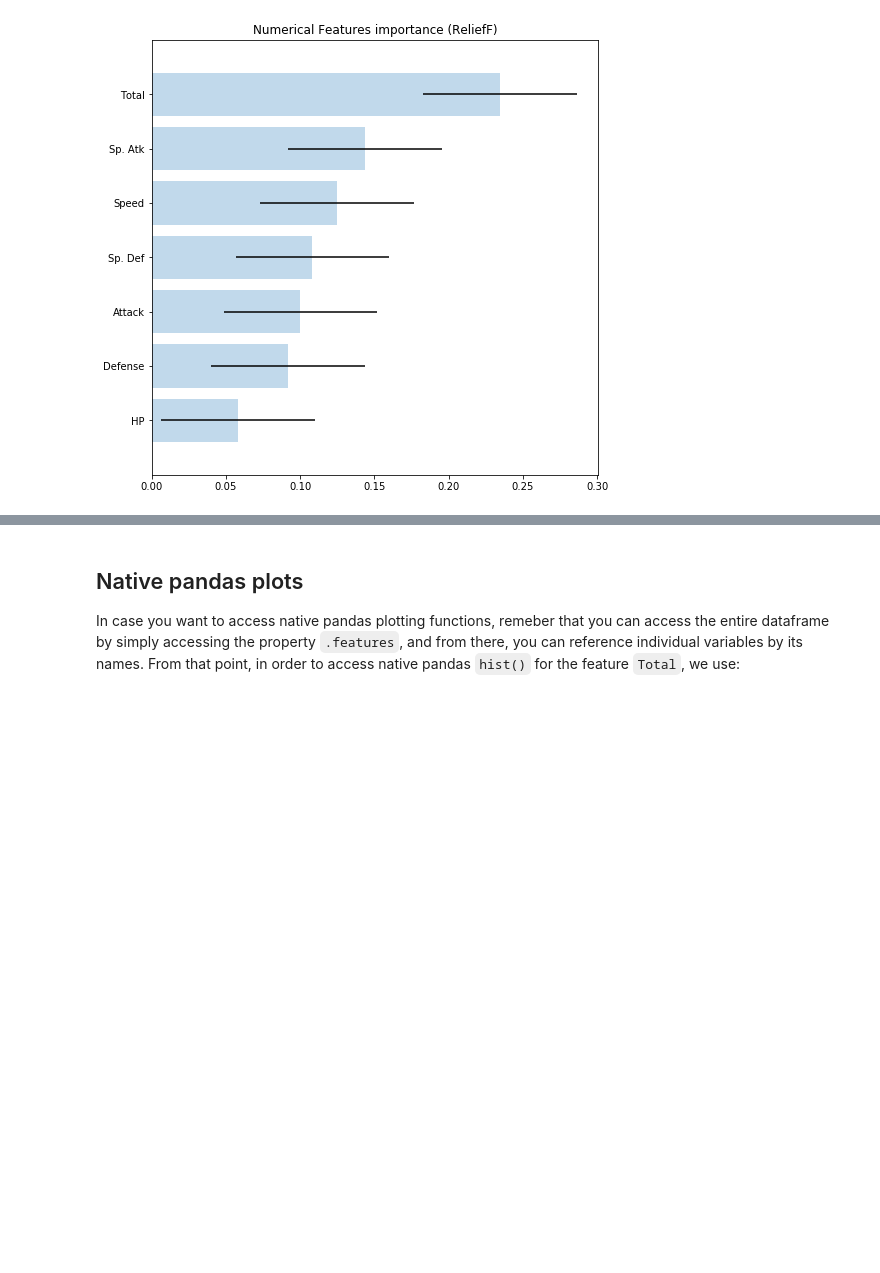
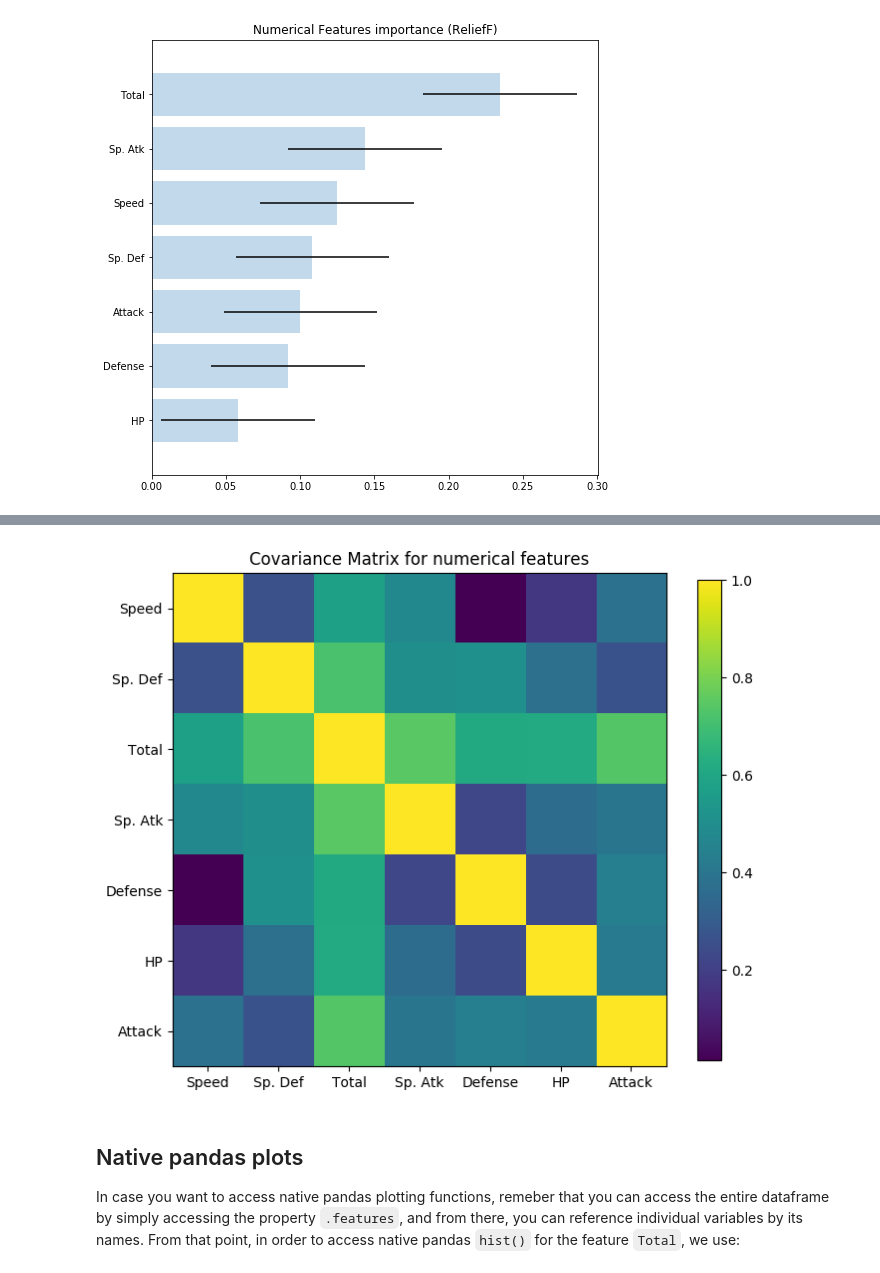
Before and after one commit to renero/dataset, a Jupyter notebook: example.ipynb, the cells around one changed output, grey strips where cells are left out. Cells and saved outputs as stored; diff of their text form; code cells hidden in the pictures; blank space fills up the shorter version.

Commit message:
Added plot_covariance method.

```diff
--- a/example.ipynb
+++ b/example.ipynb
@@ -372,3 +378,7 @@ pokemon.plot_importance()
+# %%
+pokemon.plot_covariance()
+# %% [output]
+[figure, added]
 # %% [markdown]
 ## Native pandas plots
 
```
Also changed, not shown: parts of 3 cells of this notebook, 2 other files.
